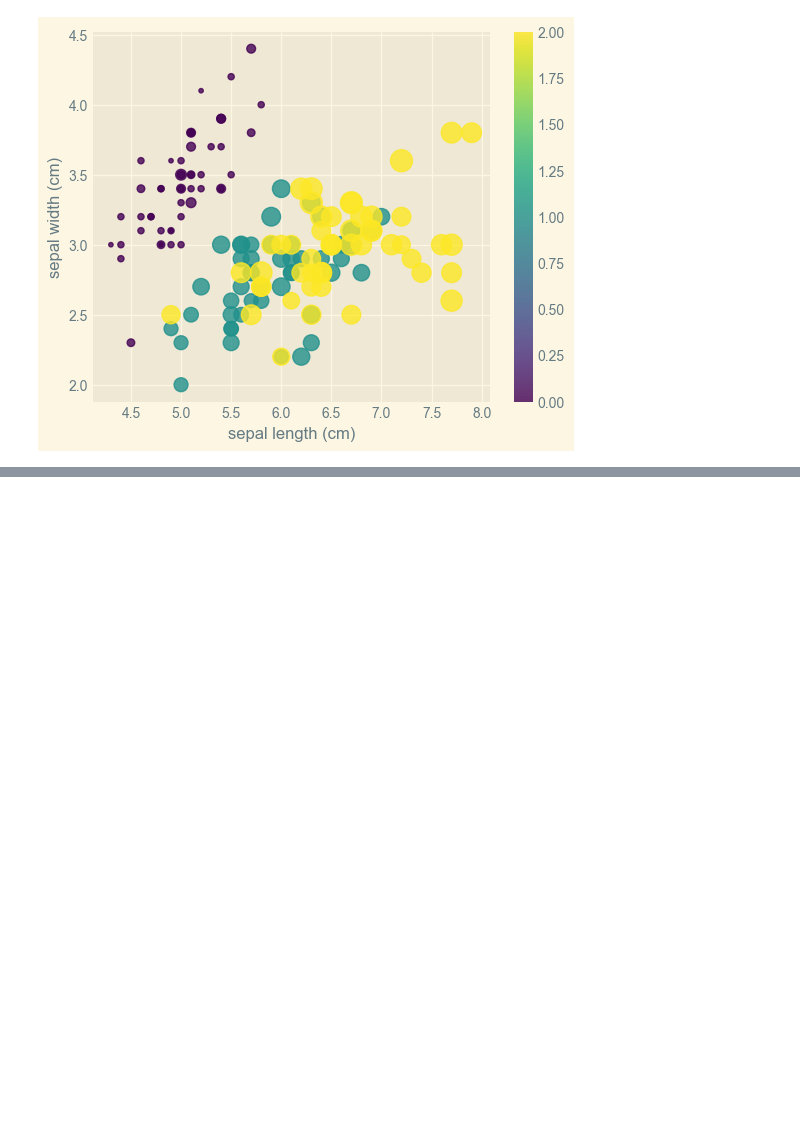
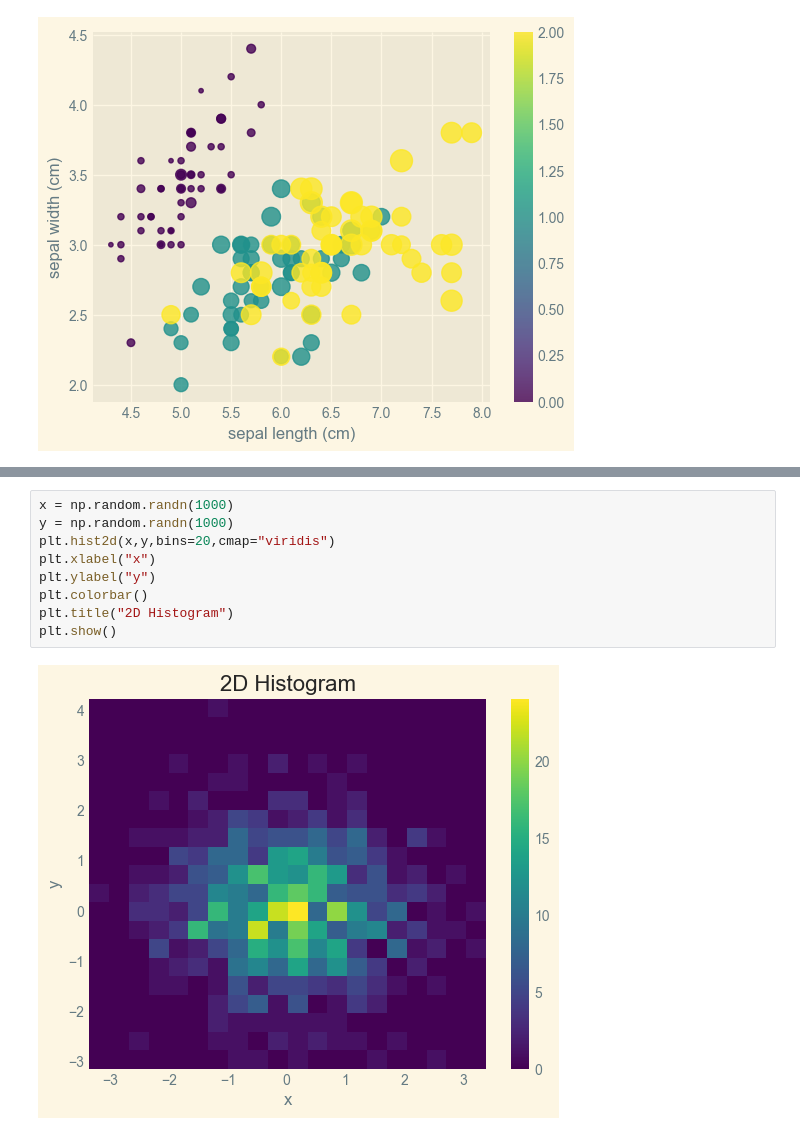
Before and after one commit to Anurag180203/jupyter_notebooks, a Jupyter notebook: Notebook5Matplotlib.ipynb, the cells around one changed output, grey strips where cells are left out. Drawn from its saved outputs; the diff is of its cells as text; blank space fills up the shorter version.

```diff
--- a/Notebook5Matplotlib.ipynb
+++ b/Notebook5Matplotlib.ipynb
@@ -258,0 +283,11 @@ plt.show()
+# %%
+x = np.random.randn(1000)
+y = np.random.randn(1000)
+plt.hist2d(x,y,bins=20,cmap="viridis")
+plt.xlabel("x")
+plt.ylabel("y")
+plt.colorbar()
+plt.title("2D Histogram")
+plt.show()
+# %% [output]
+[figure, added]
```
Also changed, not shown: parts of 16 cells of this notebook.
